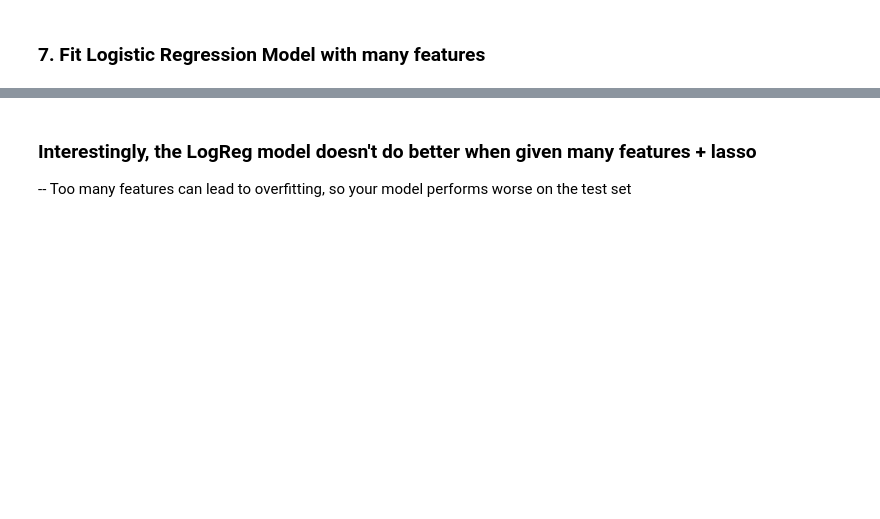
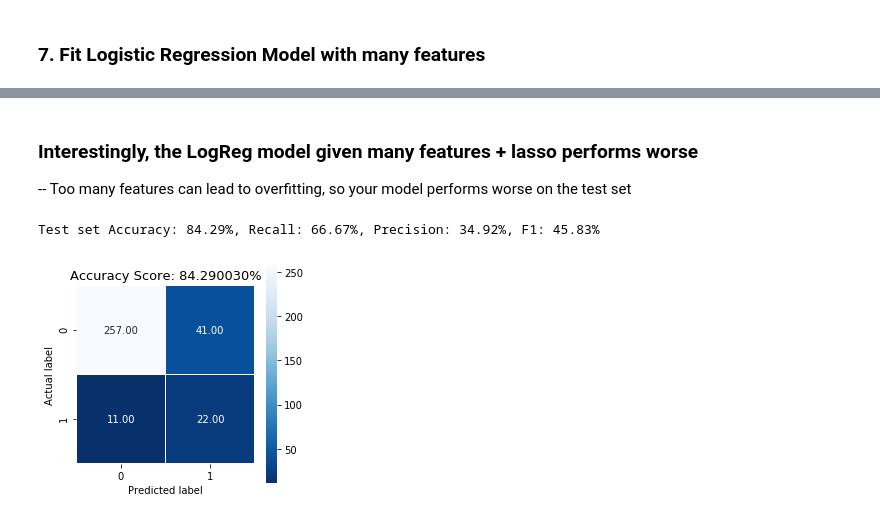
Before and after one commit to kaschbacher/publications, a Jupyter notebook: artifact_detector/PPG_Artifact_Detection.ipynb, the cells around one changed output, grey strips where cells are left out. Saved outputs shown, nothing was run; the diff lists cells and outputs as text; code cells hidden in the pictures; blank space fills up the shorter version.

```diff
--- a/artifact_detector/PPG_Artifact_Detection.ipynb
+++ b/artifact_detector/PPG_Artifact_Detection.ipynb
@@ -447,8 +441,10 @@ lasso = LogisticRegression(fit_intercept=True, class_weight='balanced', penalty=
 # %% [markdown]
-### Interestingly, the LogReg model doesn't do better when given many features + lasso
+### Interestingly, the LogReg model given many features + lasso performs worse
 -- Too many features can lead to overfitting, so your model performs worse on the test set
 # %%
-cm, scores = confuse_me(lasso, X_test, y_test)
-print (cm)
+cm, scores = confusion_matrix(lasso, X_test, y_test)
 summarize(scores)
 plot_cm(cm, scores)
+# %% [output]
+Test set Accuracy: 84.29%, Recall: 66.67%, Precision: 34.92%, F1: 45.83%
+[figure, added]
```
Also changed, not shown: parts of 14 cells of this notebook.
